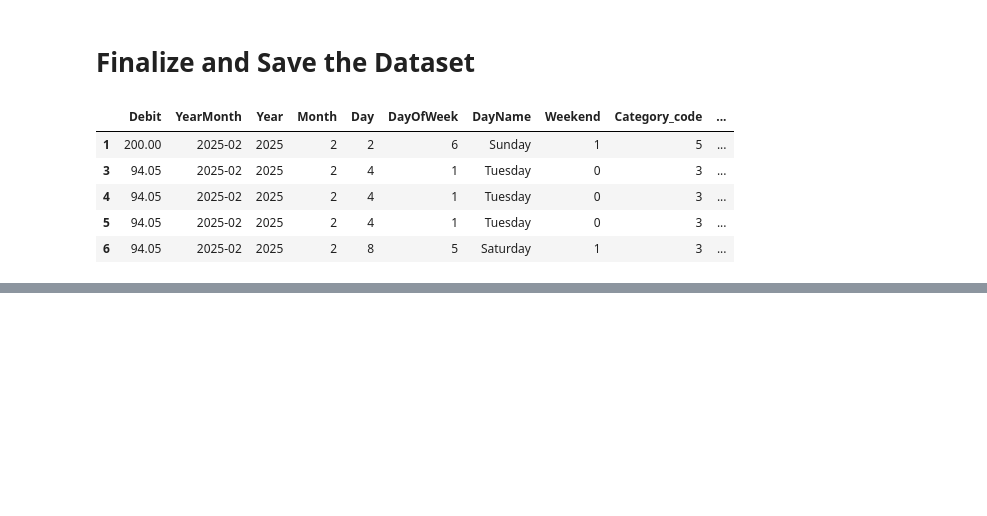
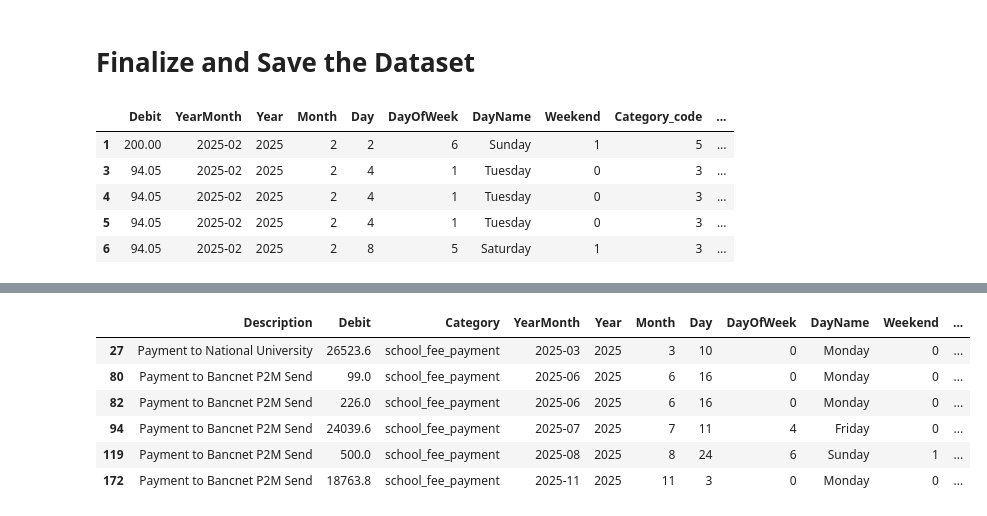
Before and after one commit to Shii02/CCDATSCL_PROJECT_COM221, a Jupyter notebook: main.ipynb, the cells around one changed output, grey strips where cells are left out. Saved outputs shown, nothing was run; the diff lists cells and outputs as text; code cells hidden in the pictures; blank space fills up the shorter version.

```diff
--- a/main.ipynb
+++ b/main.ipynb
@@ -1239,0 +1284,10 @@ df_expenses_encoded.to_csv("personal_gcash_transaction_final.csv", index=False)
+# %%
+df_expenses[df_expenses["Category"] == 'school_fee_payment']
+# %% [output]
+|  | Description | Debit | Category | YearMonth | Year | Month | Day | DayOfWeek | DayName | Weekend | ... |
+| 27 | Payment to National University | 26523.6 | school_fee_payment | 2025-03 | 2025 | 3 | 10 | 0 | Monday | 0 | ... |
+| 80 | Payment to Bancnet P2M Send | 99.0 | school_fee_payment | 2025-06 | 2025 | 6 | 16 | 0 | Monday | 0 | ... |
+| 82 | Payment to Bancnet P2M Send | 226.0 | school_fee_payment | 2025-06 | 2025 | 6 | 16 | 0 | Monday | 0 | ... |
+| 94 | Payment to Bancnet P2M Send | 24039.6 | school_fee_payment | 2025-07 | 2025 | 7 | 11 | 4 | Friday | 0 | ... |
+| 119 | Payment to Bancnet P2M Send | 500.0 | school_fee_payment | 2025-08 | 2025 | 8 | 24 | 6 | Sunday | 1 | ... |
+| 172 | Payment to Bancnet P2M Send | 18763.8 | school_fee_payment | 2025-11 | 2025 | 11 | 3 | 0 | Monday | 0 | ... |
```
Also changed, not shown: parts of 14 cells of this notebook, 1 other file.
